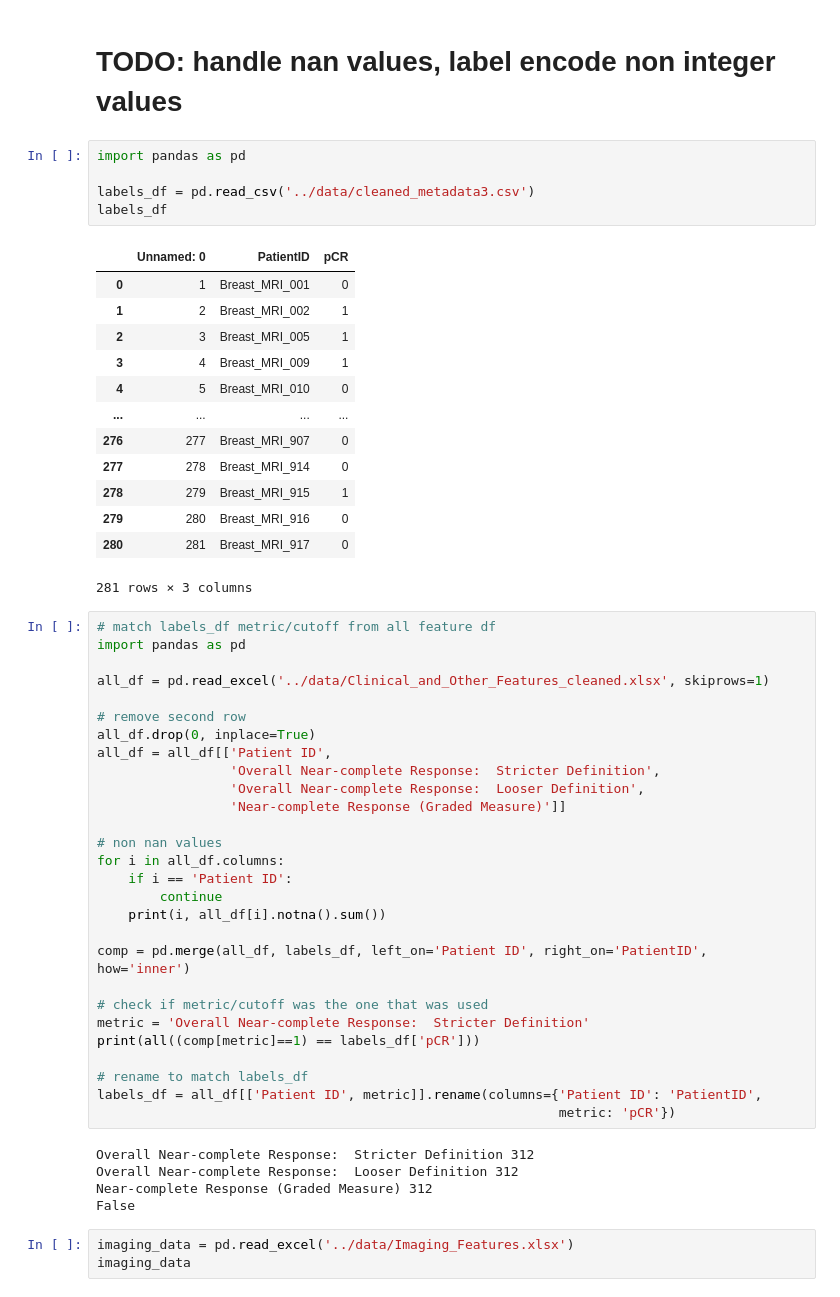
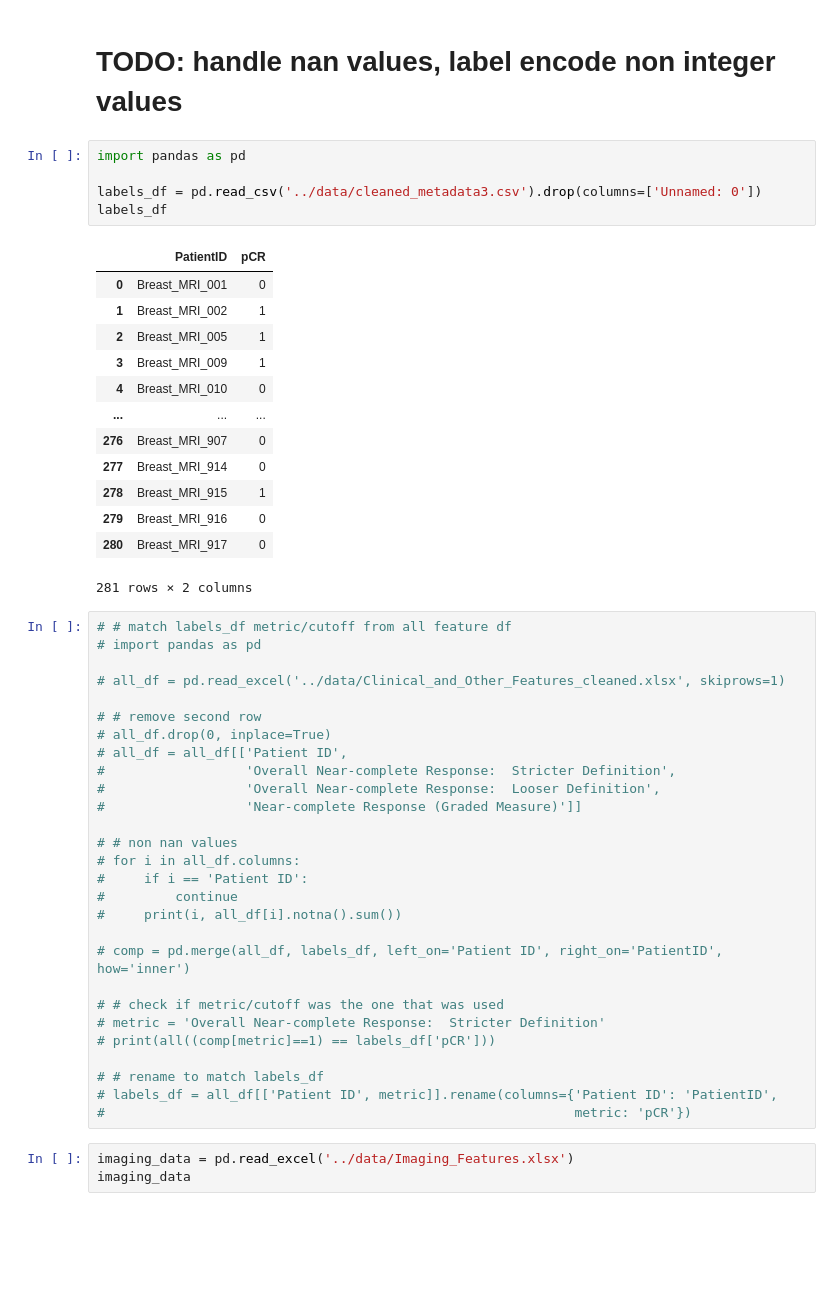
Before and after one commit to jstabet/breast_mri_chemo, a Jupyter notebook: src/tabular.ipynb, the cells around one changed output. Drawn from its saved outputs; the diff is of its cells as text; blank space fills up the shorter version.

```diff
--- a/src/tabular.ipynb
+++ b/src/tabular.ipynb
@@ -3,55 +3,50 @@
 # %%
 import pandas as pd
 
-labels_df = pd.read_csv('../data/cleaned_metadata3.csv')
+labels_df = pd.read_csv('../data/cleaned_metadata3.csv').drop(columns=['Unnamed: 0'])
 labels_df
 # %% [output]
-|  | Unnamed: 0 | PatientID | pCR |
-| 0 | 1 | Breast_MRI_001 | 0 |
-| 1 | 2 | Breast_MRI_002 | 1 |
-| 2 | 3 | Breast_MRI_005 | 1 |
-| 3 | 4 | Breast_MRI_009 | 1 |
-| 4 | 5 | Breast_MRI_010 | 0 |
-| ... | ... | ... | ... |
-| 276 | 277 | Breast_MRI_907 | 0 |
-| 277 | 278 | Breast_MRI_914 | 0 |
-| 278 | 279 | Breast_MRI_915 | 1 |
-| 279 | 280 | Breast_MRI_916 | 0 |
-| 280 | 281 | Breast_MRI_917 | 0 |
+|  | PatientID | pCR |
+| 0 | Breast_MRI_001 | 0 |
+| 1 | Breast_MRI_002 | 1 |
+| 2 | Breast_MRI_005 | 1 |
+| 3 | Breast_MRI_009 | 1 |
+| 4 | Breast_MRI_010 | 0 |
+| ... | ... | ... |
+| 276 | Breast_MRI_907 | 0 |
+| 277 | Breast_MRI_914 | 0 |
+| 278 | Breast_MRI_915 | 1 |
+| 279 | Breast_MRI_916 | 0 |
+| 280 | Breast_MRI_917 | 0 |
-281 rows × 3 columns
+281 rows × 2 columns
 # %%
-# match labels_df metric/cutoff from all feature df
-import pandas as pd
+# # match labels_df metric/cutoff from all feature df
+# import pandas as pd
 
-all_df = pd.read_excel('../data/Clinical_and_Other_Features_cleaned.xlsx', skiprows=1)
+# all_df = pd.read_excel('../data/Clinical_and_Other_Features_cleaned.xlsx', skiprows=1)
 
-# remove second row
-all_df.drop(0, inplace=True)
-all_df = all_df[['Patient ID',
-                 'Overall Near-complete Response:  Stricter Definition',
-                 'Overall Near-complete Response:  Looser Definition',
-                 'Near-complete Response (Graded Measure)']]
+# # remove second row
+# all_df.drop(0, inplace=True)
+# all_df = all_df[['Patient ID',
+#                  'Overall Near-complete Response:  Stricter Definition',
+#                  'Overall Near-complete Response:  Looser Definition',
+#                  'Near-complete Response (Graded Measure)']]
 
-# non nan values
-for i in all_df.columns:
-    if i == 'Patient ID':
-        continue
-    print(i, all_df[i].notna().sum())
+# # non nan values
+# for i in all_df.columns:
+#     if i == 'Patient ID':
+#         continue
+#     print(i, all_df[i].notna().sum())
 
-comp = pd.merge(all_df, labels_df, left_on='Patient ID', right_on='PatientID', how='inner')
+# comp = pd.merge(all_df, labels_df, left_on='Patient ID', right_on='PatientID', how='inner')
 
-# check if metric/cutoff was the one that was used
-metric = 'Overall Near-complete Response:  Stricter Definition'
-print(all((comp[metric]==1) == labels_df['pCR']))
+# # check if metric/cutoff was the one that was used
+# metric = 'Overall Near-complete Response:  Stricter Definition'
+# print(all((comp[metric]==1) == labels_df['pCR']))
 
-# rename to match labels_df
-labels_df = all_df[['Patient ID', metric]].rename(columns={'Patient ID': 'PatientID',
-                                                           metric: 'pCR'})
+# # rename to match labels_df
+# labels_df = all_df[['Patient ID', metric]].rename(columns={'Patient ID': 'PatientID',
+#                                                            metric: 'pCR'})
-# %% [output]
-Overall Near-complete Response:  Stricter Definition 312
-Overall Near-complete Response:  Looser Definition 312
-Near-complete Response (Graded Measure) 312
-False
 # %%
 imaging_data = pd.read_excel('../data/Imaging_Features.xlsx')
 imaging_data
```
Also changed, not shown: parts of 4 cells of this notebook.
